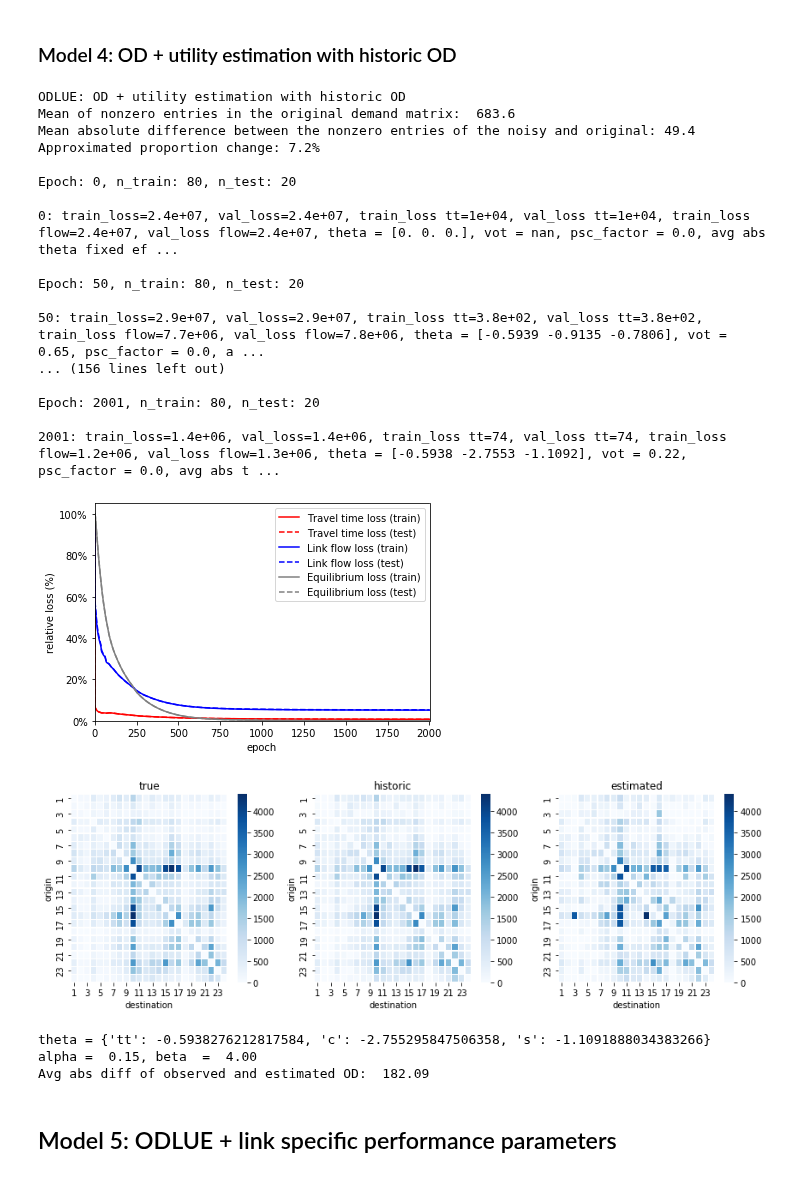
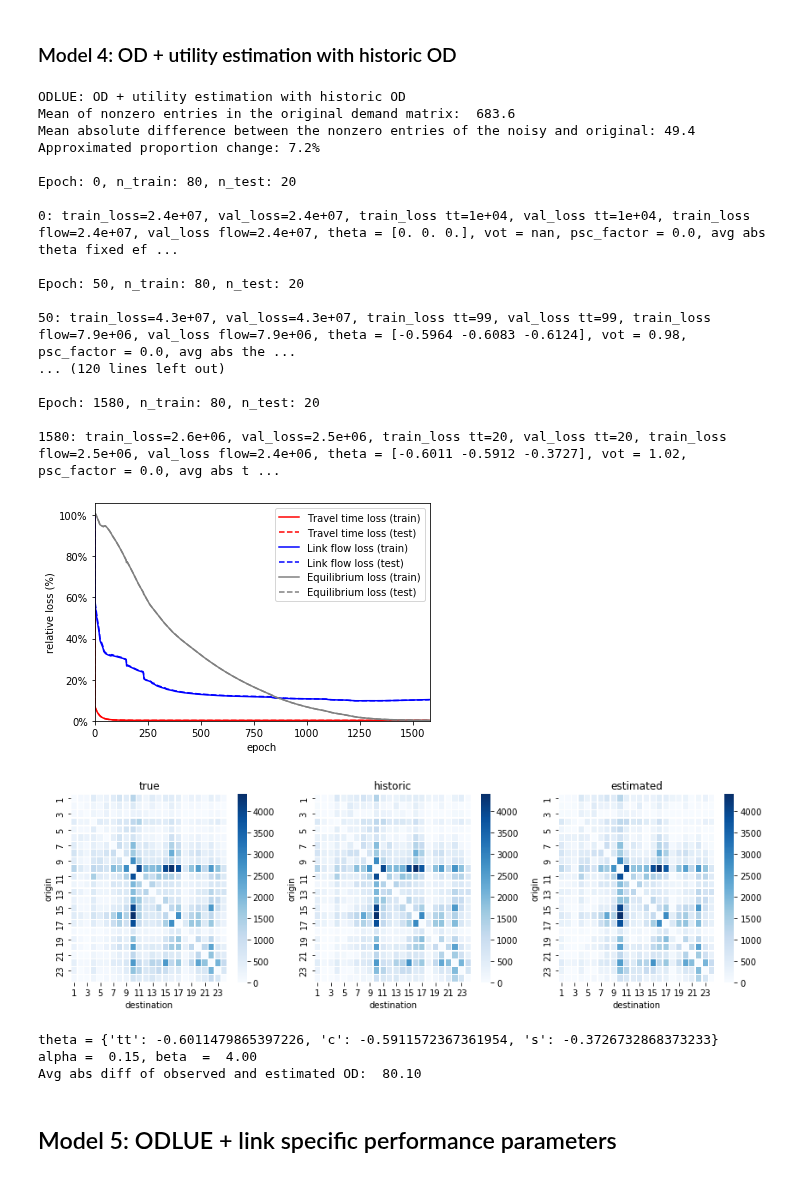
Before and after one commit to pabloguarda/pesuelogit, a Jupyter notebook: examples/notebooks/gisuelogit-siouxfalls.ipynb, the cells around one changed output. Saved outputs shown, nothing was run; the diff lists cells and outputs as text; code cells hidden in the pictures.

```diff
--- a/examples/notebooks/gisuelogit-siouxfalls.ipynb
+++ b/examples/notebooks/gisuelogit-siouxfalls.ipynb
@@ -110,7 +110,10 @@ _RELATIVE_GAP = 1e-7
 _BATCH_SIZE = None
 _EPOCHS_PRINT_INTERVAL = 50
 
-loss_metric = mse
+# _LOSS_METRIC = mse
+#_LOSS_METRIC  = btcg_mse
+#_LOSS_METRIC  = mnrmse
+_LOSS_METRIC  = nrmse
 # %% [markdown]
 ## Models
 # %%
@@ -193,7 +196,7 @@ if run_model['equilibrium']:
         X_train, Y_train, X_test, Y_test,
         # generalization_error={'train': False, 'validation': True},
         # loss_metric = mse,
-        loss_metric=loss_metric,
+        loss_metric=_LOSS_METRIC,
         optimizer=optimizer,
         batch_size=_BATCH_SIZE,
         loss_weights={'od': 0, 'theta': 0, 'tt': 0, 'flow': 0, 'eq_flow': 1},
@@ -226,7 +229,7 @@ Epoch: 1523, n_train: 80, n_test: 20
 ### Model 2: Benchmark of gisuelogit and isuelogit
 # %%
 if run_model['lue']:
-    print('\nLUE: Benchmark of aesuelogit and isuelogit (utility only)')
+    print('\nLUE: Benchmark of gisuelogit and isuelogit (utility only)')
 
     # optimizer = NGD(learning_rate=_LR)
     # optimizer = tf.keras.optimizers.SGD(learning_rate=_LR)
@@ -296,7 +299,7 @@ if run_model['lue']:
         # generalization_error={'train': False, 'validation': True},
         optimizer=optimizer,
         batch_size=_BATCH_SIZE,
-        loss_metric=loss_metric,
+        loss_metric=_LOSS_METRIC,
         loss_weights={'od': 0, 'theta': 0, 'tt': 1, 'flow': 1, 'eq_flow': 1},
         threshold_relative_gap=_RELATIVE_GAP,
         epochs_print_interval=_EPOCHS_PRINT_INTERVAL,
@@ -386,7 +389,7 @@ if run_model['ode']:
         X_train, Y_train, X_test, Y_test,
         optimizer=optimizer,
         batch_size=_BATCH_SIZE,
-        loss_metric=loss_metric,
+        loss_metric=_LOSS_METRIC,
         # generalization_error={'train': False, 'validation': True},
         loss_weights={'od': 1, 'theta': 0, 'tt': 1, 'flow': 1, 'eq_flow': 1},
         threshold_relative_gap=_RELATIVE_GAP,
@@ -495,8 +498,7 @@ if run_model['odlue']:
         X_train, Y_train, X_test, Y_test,
         optimizer=optimizer,
         batch_size=_BATCH_SIZE,
-        loss_metric=loss_metric,
-        # loss_metric=mse,
+        loss_metric=_LOSS_METRIC,
         # generalization_error={'train': False, 'validation': True},
         loss_weights={'od': 1, 'theta': 0, 'tt': 1, 'flow': 1, 'eq_flow': 1},
         threshold_relative_gap=_RELATIVE_GAP,
@@ -504,42 +506,42 @@ if run_model['odlue']:
         epochs=_EPOCHS)
 
     plot_predictive_performance(train_losses=train_results_dfs['odlue'], val_losses=val_results_dfs['odlue'],
                                 xticks_spacing= 250)
 
     plt.show()
 
     Qs = {'true': tntp_network.OD.Q_true, 'historic': Q_historic, 'estimated': tf.sparse.to_dense(odlue.Q).numpy()}
 
     plot_heatmap_demands(Qs=Qs, vmin=np.min(Qs['true']), vmax=np.max(Qs['true']), subplots_dims=(1, 3), figsize=(12, 4))
 
     plt.show()
 
     print(f"theta = {dict(zip(utility_parameters.true_values.keys(), list(odlue.theta.numpy())))}")
     print(f"alpha = {odlue.alpha: 0.2f}, beta  = {odlue.beta: 0.2f}")
     print(f"Avg abs diff of observed and estimated OD: {np.mean(np.abs(odlue.q - tntp_network.q.flatten())): 0.2f}")
 # %% [output]
 ODLUE: OD + utility estimation with historic OD
 Mean of nonzero entries in the original demand matrix:  683.6
 Mean absolute difference between the nonzero entries of the noisy and original: 49.4
 Approximated proportion change: 7.2%
 
 Epoch: 0, n_train: 80, n_test: 20
 
 0: train_loss=2.4e+07, val_loss=2.4e+07, train_loss tt=1e+04, val_loss tt=1e+04, train_loss flow=2.4e+07, val_loss flow=2.4e+07, theta = [0. 0. 0.], vot = nan, psc_factor = 0.0, avg abs theta fixed ef ...
 
 Epoch: 50, n_train: 80, n_test: 20
 
-50: train_loss=2.9e+07, val_loss=2.9e+07, train_loss tt=3.8e+02, val_loss tt=3.8e+02, train_loss flow=7.7e+06, val_loss flow=7.8e+06, theta = [-0.5939 -0.9135 -0.7806], vot = 0.65, psc_factor = 0.0, a ...
-... (156 lines left out)
+50: train_loss=4.3e+07, val_loss=4.3e+07, train_loss tt=99, val_loss tt=99, train_loss flow=7.9e+06, val_loss flow=7.9e+06, theta = [-0.5964 -0.6083 -0.6124], vot = 0.98, psc_factor = 0.0, avg abs the ...
+... (120 lines left out)
 
-Epoch: 2001, n_train: 80, n_test: 20
+Epoch: 1580, n_train: 80, n_test: 20
 
-2001: train_loss=1.4e+06, val_loss=1.4e+06, train_loss tt=74, val_loss tt=74, train_loss flow=1.2e+06, val_loss flow=1.3e+06, theta = [-0.5938 -2.7553 -1.1092], vot = 0.22, psc_factor = 0.0, avg abs t ...
+1580: train_loss=2.6e+06, val_loss=2.5e+06, train_loss tt=20, val_loss tt=20, train_loss flow=2.5e+06, val_loss flow=2.4e+06, theta = [-0.6011 -0.5912 -0.3727], vot = 1.02, psc_factor = 0.0, avg abs t ...
-[figure, old version]
+[figure, new version]
-[figure, old version]
+[figure, new version]
-theta = {'tt': -0.5938276212817584, 'c': -2.755295847506358, 's': -1.1091888034383266}
+theta = {'tt': -0.6011479865397226, 'c': -0.5911572367361954, 's': -0.3726732868373233}
 alpha =  0.15, beta  =  4.00
-Avg abs diff of observed and estimated OD:  182.09
+Avg abs diff of observed and estimated OD:  80.10
 # %% [markdown]
 ## Model 5: ODLUE + link specific performance parameters
 # %%
```
Also changed, not shown: parts of 9 cells of this notebook.
